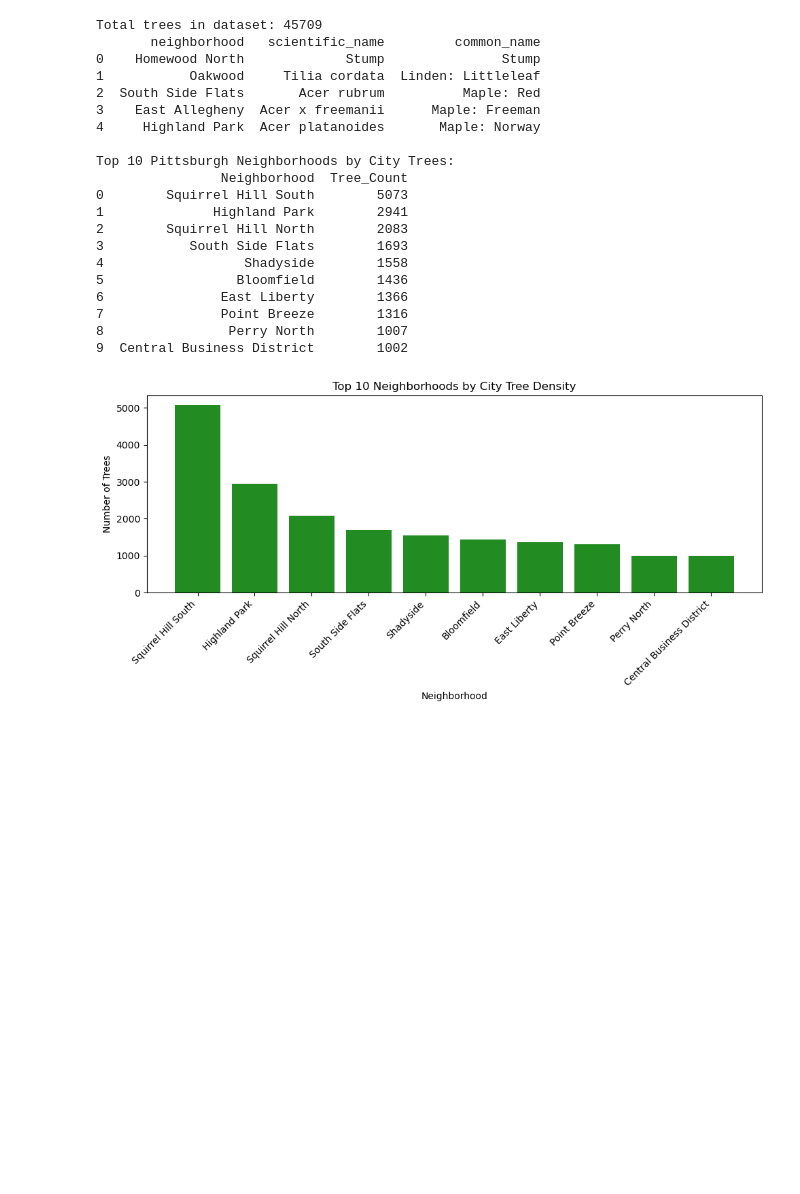
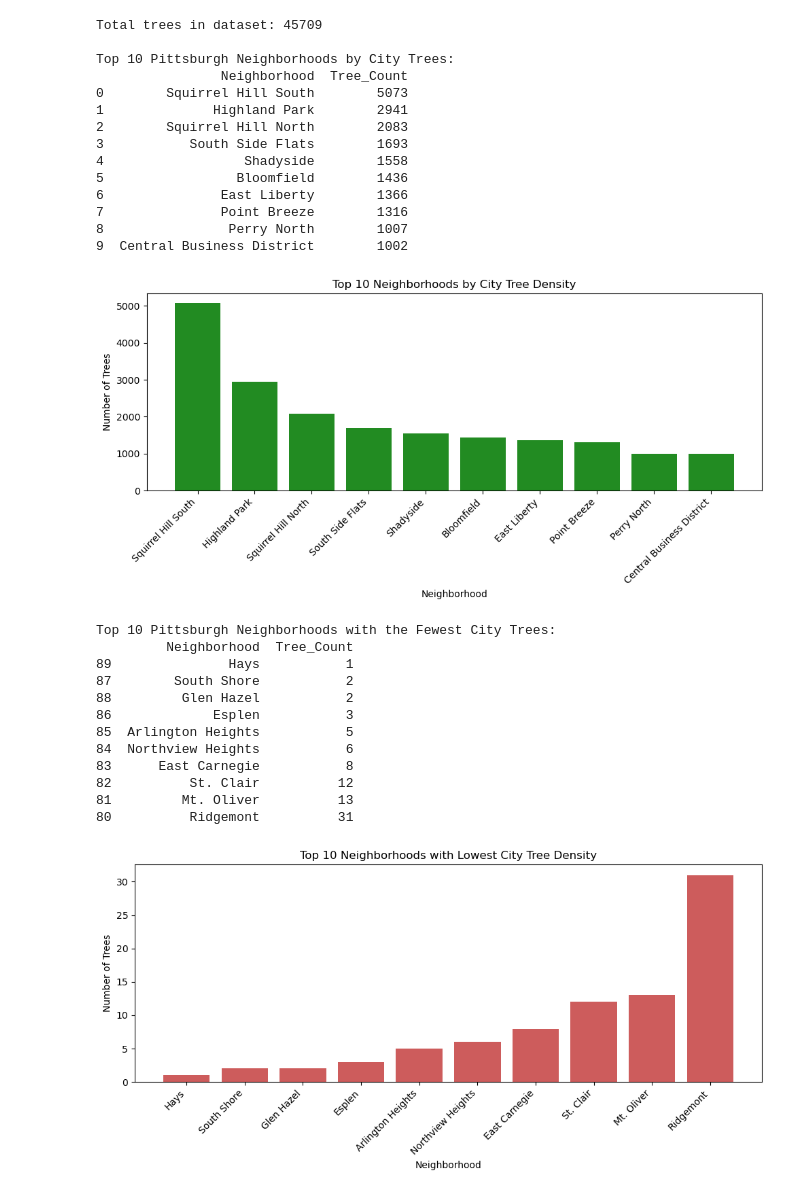
Before and after one commit to owen-ipc/BigIdeasFinalProject, a Jupyter notebook: Danny Wan tree counts.ipynb, the cells around one changed output. Drawn from its saved outputs; the diff is of its cells as text; code cells hidden in the pictures; blank space fills up the shorter version.

```diff
--- a/danny_analysis.ipynb
+++ b/Danny Wan tree counts.ipynb
@@ -2,19 +11,20 @@
 import pandas as pd
 import matplotlib.pyplot as plt
 
+# Load the dataset
 url = "https://data.wprdc.org/datastore/dump/1515a93c-73e3-4425-9b35-1cd11b2196da"
 df = pd.read_csv(url, low_memory=False)
 
 print(f"Total trees in dataset: {len(df)}")
-print(df[['neighborhood', 'scientific_name', 'common_name']].head())
 
+# Tree counts per neighborhood
 tree_counts = df['neighborhood'].value_counts().reset_index()
 tree_counts.columns = ['Neighborhood', 'Tree_Count']
 
 print("\nTop 10 Pittsburgh Neighborhoods by City Trees:")
 print(tree_counts.head(10))
 
-# Plot top 10 neighborhoods
+# Plot top 10 neighborhoods with the most trees
 plt.figure(figsize=(10, 5))
 top_10 = tree_counts.head(10)
 plt.bar(top_10['Neighborhood'], top_10['Tree_Count'], color='forestgreen')
@@ -26,12 +36,6 @@ plt.tight_layout()
 plt.show()
 # %% [output]
 Total trees in dataset: 45709
-       neighborhood   scientific_name         common_name
-0    Homewood North             Stump               Stump
-1           Oakwood     Tilia cordata  Linden: Littleleaf
-2  South Side Flats       Acer rubrum          Maple: Red
-3    East Allegheny  Acer x freemanii      Maple: Freeman
-4     Highland Park  Acer platanoides       Maple: Norway
 
 Top 10 Pittsburgh Neighborhoods by City Trees:
                 Neighborhood  Tree_Count
@@ -46,3 +50,33 @@ Top 10 Pittsburgh Neighborhoods by City Trees:
 8                Perry North        1007
 9  Central Business District        1002
 [figure]
+# %%
+# Bottom 10 neighborhoods with the fewest trees
+bottom_10 = tree_counts.tail(10).sort_values(by='Tree_Count', ascending=True)
+
+print("\nTop 10 Pittsburgh Neighborhoods with the Fewest City Trees:")
+print(bottom_10)
+
+# Plot
+plt.figure(figsize=(10, 5))
+plt.bar(bottom_10['Neighborhood'], bottom_10['Tree_Count'], color='indianred')
+plt.xlabel('Neighborhood')
+plt.ylabel('Number of Trees')
+plt.title('Top 10 Neighborhoods with Lowest City Tree Density')
+plt.xticks(rotation=45, ha='right')
+plt.tight_layout()
+plt.show()
+# %% [output]
+Top 10 Pittsburgh Neighborhoods with the Fewest City Trees:
+         Neighborhood  Tree_Count
+89               Hays           1
+87        South Shore           2
+88         Glen Hazel           2
+86             Esplen           3
+85  Arlington Heights           5
+84  Northview Heights           6
+83      East Carnegie           8
+82          St. Clair          12
+81         Mt. Oliver          13
+80          Ridgemont          31
+[figure, added]
```
Also changed, not shown: parts of 3 cells of this notebook, 1 other file.
